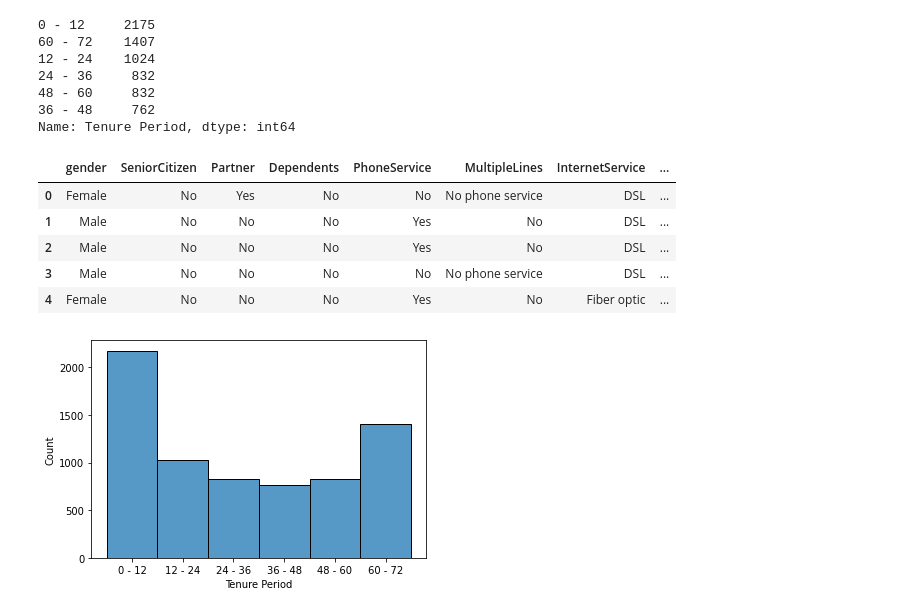
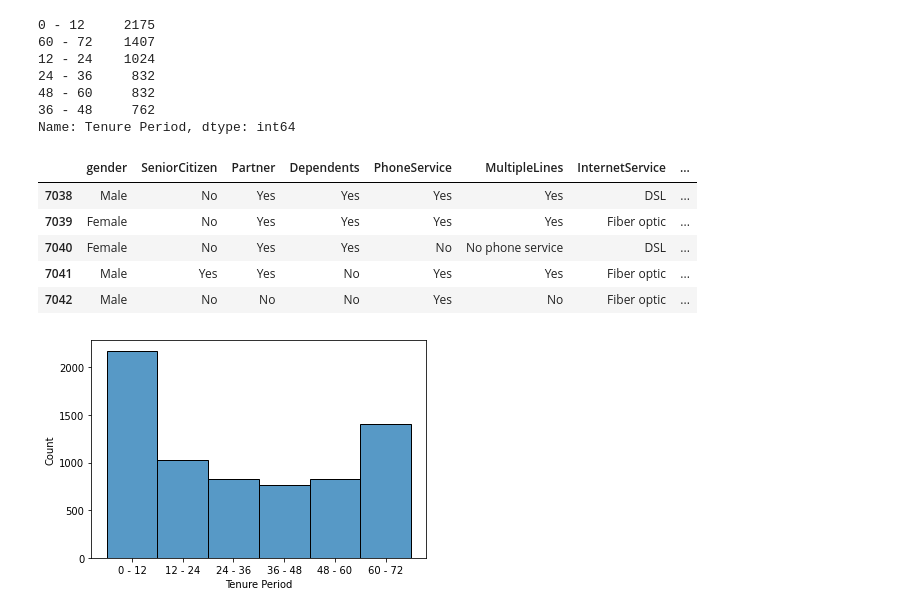
Before and after one commit to KusalkaSilva/Telco-Customer-Churn, a Jupyter notebook: Telco_Customer_Churn.ipynb, the cells around one changed output. Saved outputs shown, nothing was run; the diff lists cells and outputs as text; code cells hidden in the pictures.

```diff
--- a/Telco_Customer_Churn.ipynb
+++ b/Telco_Customer_Churn.ipynb
@@ -503,14 +503,14 @@ Name: Tenure Period, dtype: int64
 # %%
 # Remove tenure attribute
 data_copy.drop(columns = ['tenure'], axis = 1, inplace = True)
-data_copy.head()
+data_copy.tail()
 # %% [output]
 |  | gender | SeniorCitizen | Partner | Dependents | PhoneService | MultipleLines | InternetService | ... |
-| 0 | Female | No | Yes | No | No | No phone service | DSL | ... |
-| 1 | Male | No | No | No | Yes | No | DSL | ... |
-| 2 | Male | No | No | No | Yes | No | DSL | ... |
-| 3 | Male | No | No | No | No | No phone service | DSL | ... |
-| 4 | Female | No | No | No | Yes | No | Fiber optic | ... |
+| 7038 | Male | No | Yes | Yes | Yes | Yes | DSL | ... |
+| 7039 | Female | No | Yes | Yes | Yes | Yes | Fiber optic | ... |
+| 7040 | Female | No | Yes | Yes | No | No phone service | DSL | ... |
+| 7041 | Male | Yes | Yes | No | Yes | Yes | Fiber optic | ... |
+| 7042 | Male | No | No | No | Yes | No | Fiber optic | ... |
 # %%
 ax = sns.histplot(x = data_copy['Tenure Period'], data = data)
 # %% [output]
```
Also changed, not shown: parts of 151 cells of this notebook.
